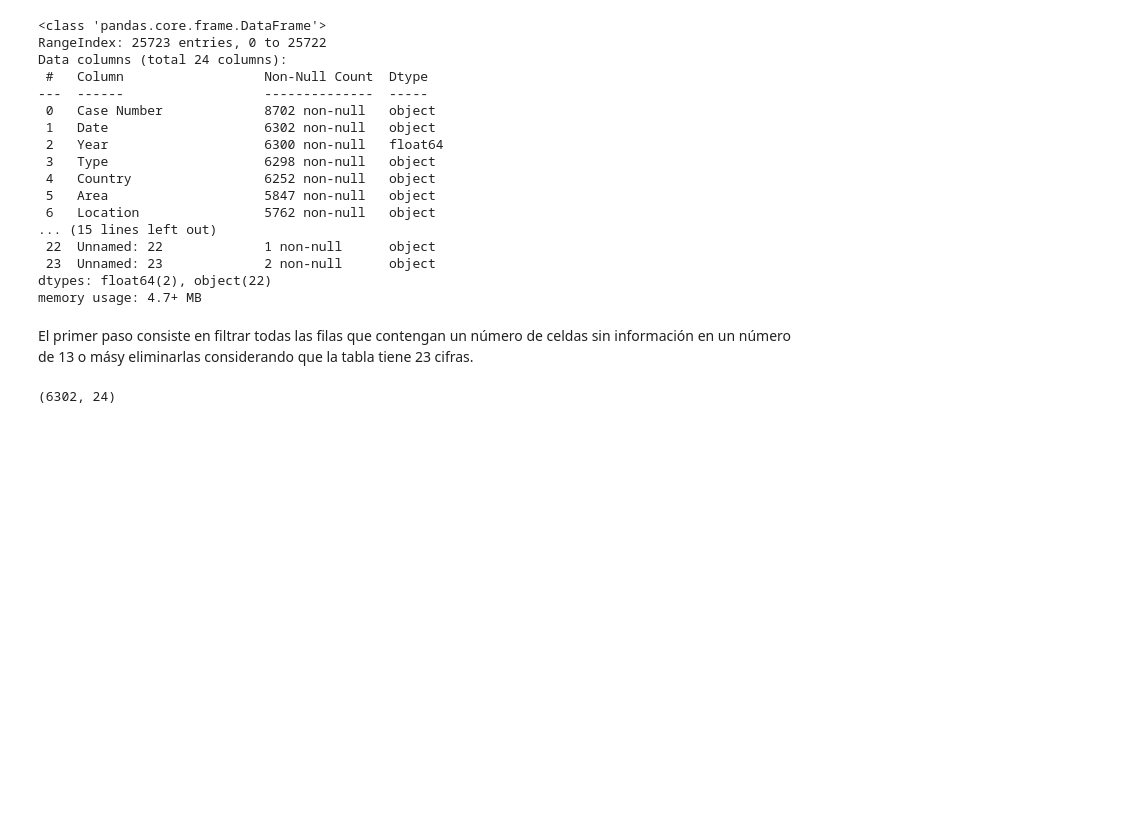
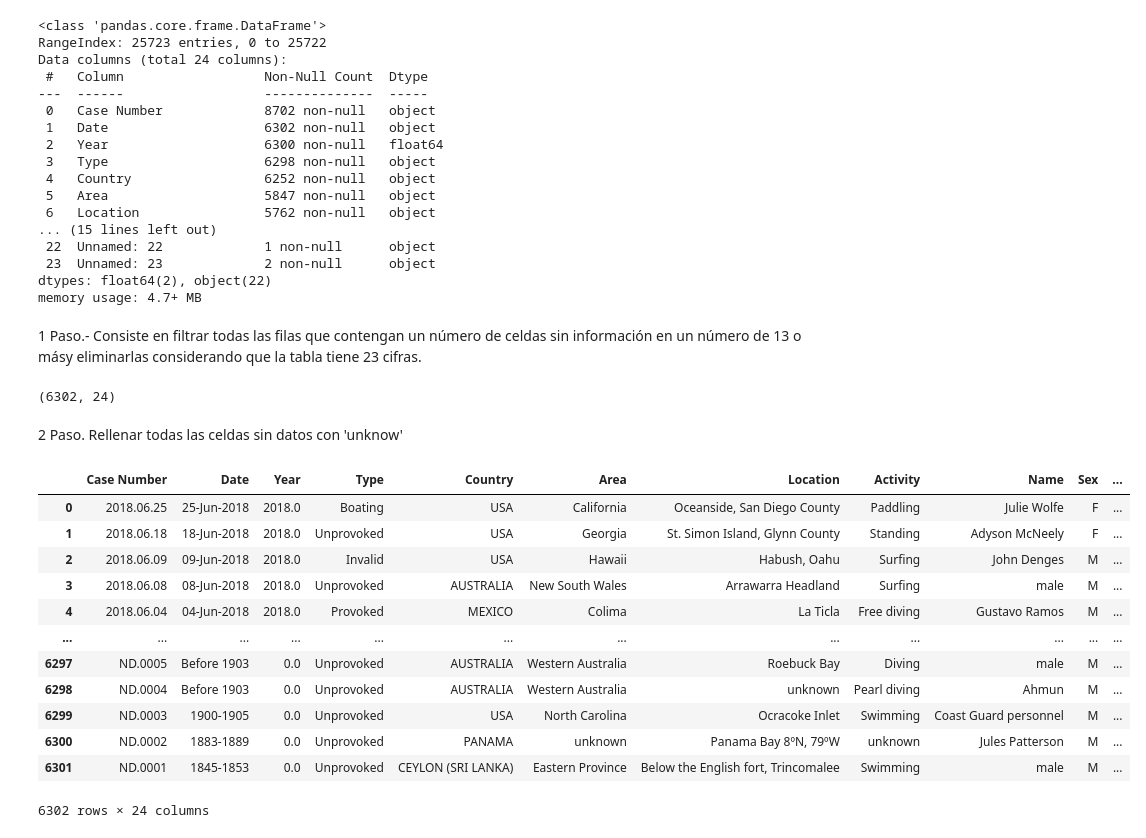
Before and after one commit to Carlosclementegarcia/PROYECTO-SHARKS-CARLOS, a Jupyter notebook: YOUR-CODE/Untitled-1.ipynb, the cells around one changed output. Cells and saved outputs as stored; diff of their text form; code cells hidden in the pictures; blank space fills up the shorter version.

Commit message:
paso 2

```diff
--- a/YOUR-CODE/Untitled-1.ipynb
+++ b/YOUR-CODE/Untitled-1.ipynb
@@ -49,10 +49,30 @@ Data columns (total 24 columns):
 dtypes: float64(2), object(22)
 memory usage: 4.7+ MB
 # %% [markdown]
-El primer paso consiste en filtrar todas las filas que contengan un número de celdas sin información en un número de 13 o másy eliminarlas considerando que la tabla tiene 23 cifras.
+  1 Paso.- Consiste en filtrar todas las filas que contengan un número de celdas sin información en un número de 13 o másy eliminarlas considerando que la tabla tiene 23 cifras.
 # %%
-df = df[df.count(axis=1) >= 13]
+df = df[df.count(axis=1) >= 8]
 # %%
 df.shape
 # %% [output]
 (6302, 24)
+# %% [markdown]
+2 Paso. Rellenar todas las celdas sin datos con 'unknow'
+# %%
+df = df.fillna('unknown')
+# %%
+df
+# %% [output]
+|  | Case Number | Date | Year | Type | Country | Area | Location | Activity | Name | Sex | ... |
+| 0 | 2018.06.25 | 25-Jun-2018 | 2018.0 | Boating | USA | California | Oceanside, San Diego County | Paddling | Julie Wolfe | F | ... |
+| 1 | 2018.06.18 | 18-Jun-2018 | 2018.0 | Unprovoked | USA | Georgia | St. Simon Island, Glynn County | Standing | Adyson McNeely | F | ... |
+| 2 | 2018.06.09 | 09-Jun-2018 | 2018.0 | Invalid | USA | Hawaii | Habush, Oahu | Surfing | John Denges | M | ... |
+| 3 | 2018.06.08 | 08-Jun-2018 | 2018.0 | Unprovoked | AUSTRALIA | New South Wales | Arrawarra Headland | Surfing | male | M | ... |
+| 4 | 2018.06.04 | 04-Jun-2018 | 2018.0 | Provoked | MEXICO | Colima | La Ticla | Free diving | Gustavo Ramos | M | ... |
+| ... | ... | ... | ... | ... | ... | ... | ... | ... | ... | ... | ... |
+| 6297 | ND.0005 | Before 1903 | 0.0 | Unprovoked | AUSTRALIA | Western Australia | Roebuck Bay | Diving | male | M | ... |
+| 6298 | ND.0004 | Before 1903 | 0.0 | Unprovoked | AUSTRALIA | Western Australia | unknown | Pearl diving | Ahmun | M | ... |
+| 6299 | ND.0003 | 1900-1905 | 0.0 | Unprovoked | USA | North Carolina | Ocracoke Inlet | Swimming | Coast Guard personnel | M | ... |
+| 6300 | ND.0002 | 1883-1889 | 0.0 | Unprovoked | PANAMA | unknown | Panama Bay 8ºN, 79ºW | unknown | Jules Patterson | M | ... |
+| 6301 | ND.0001 | 1845-1853 | 0.0 | Unprovoked | CEYLON (SRI LANKA) | Eastern Province | Below the English fort, Trincomalee | Swimming | male | M | ... |
+6302 rows × 24 columns
```
